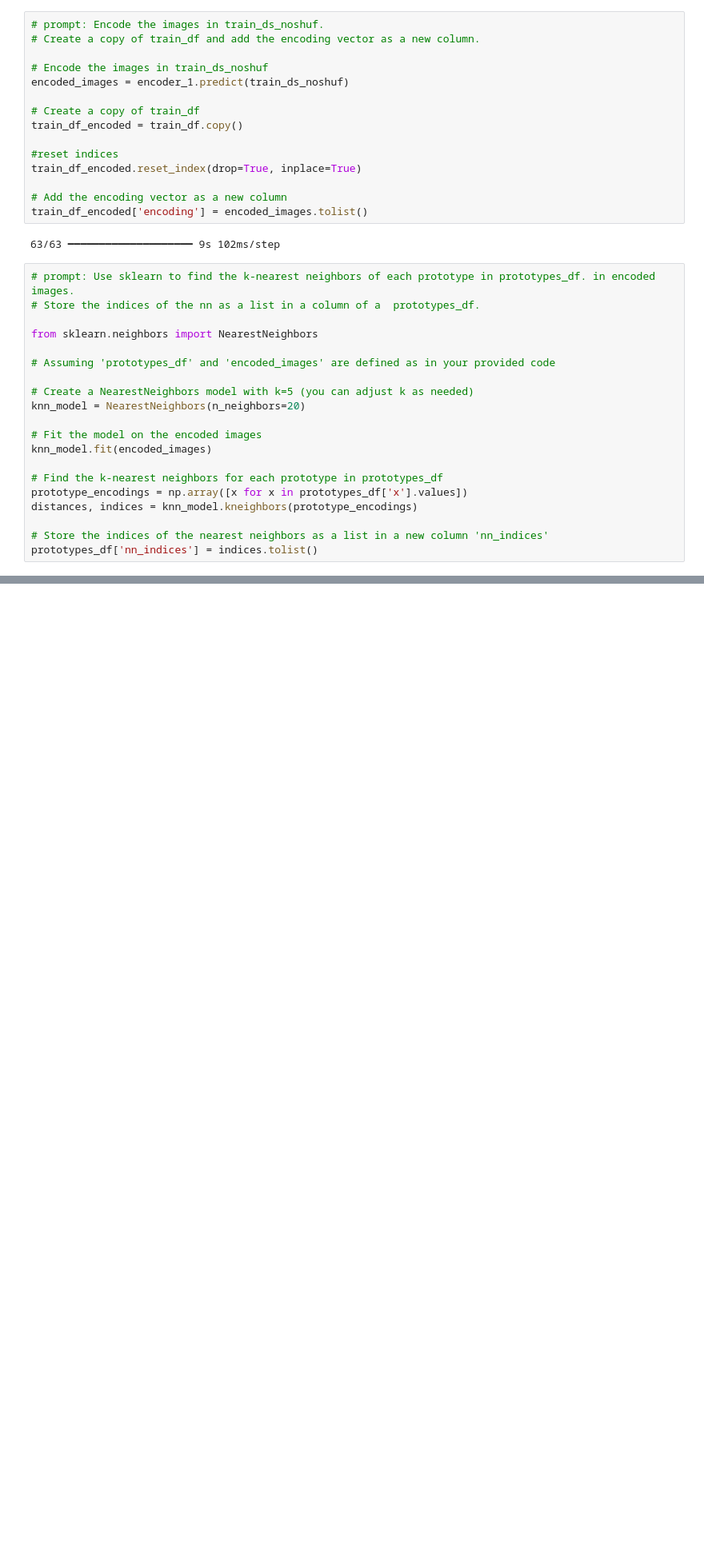
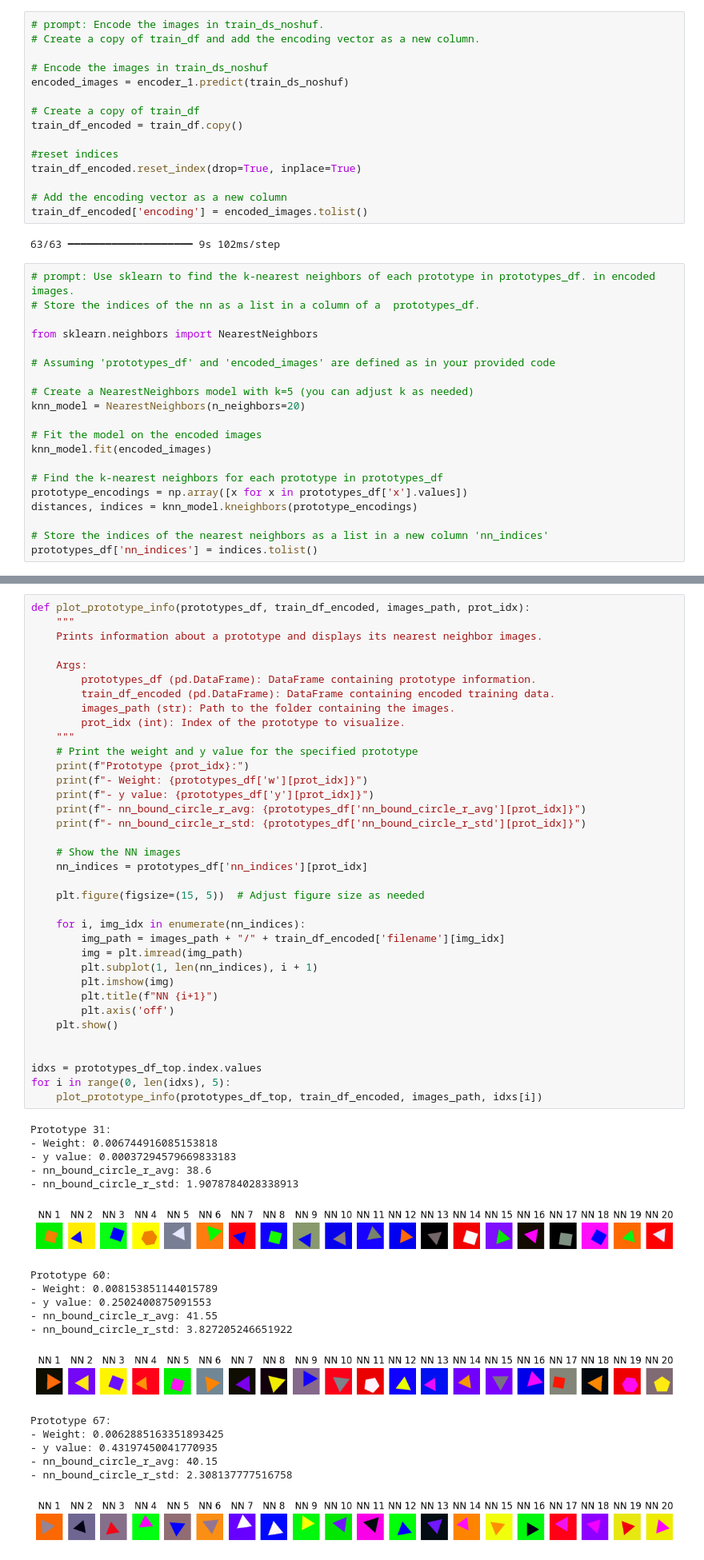
Before and after one commit to fagonzalezo/kdm, a Jupyter notebook: examples/kdm_generative_test.ipynb, the cells around one changed output, grey strips where cells are left out. Shown at 80% size. Drawn from its saved outputs; the diff is of its cells as text; blank space fills up the shorter version.

```diff
--- a/examples/kdm_generative_test.ipynb
+++ b/examples/kdm_generative_test.ipynb
@@ -871,0 +905,55 @@ plt.show()
+# %%
+def plot_prototype_info(prototypes_df, train_df_encoded, images_path, prot_idx):
+    """
+    Prints information about a prototype and displays its nearest neighbor images.
+
+    Args:
+        prototypes_df (pd.DataFrame): DataFrame containing prototype information.
+        train_df_encoded (pd.DataFrame): DataFrame containing encoded training data.
+        images_path (str): Path to the folder containing the images.
+        prot_idx (int): Index of the prototype to visualize.
+    """
+    # Print the weight and y value for the specified prototype
+    print(f"Prototype {prot_idx}:")
+    print(f"- Weight: {prototypes_df['w'][prot_idx]}")
+    print(f"- y value: {prototypes_df['y'][prot_idx]}")
+    print(f"- nn_bound_circle_r_avg: {prototypes_df['nn_bound_circle_r_avg'][prot_idx]}")
+    print(f"- nn_bound_circle_r_std: {prototypes_df['nn_bound_circle_r_std'][prot_idx]}")
+
+    # Show the NN images
+    nn_indices = prototypes_df['nn_indices'][prot_idx]
+
+    plt.figure(figsize=(15, 5))  # Adjust figure size as needed
+
+    for i, img_idx in enumerate(nn_indices):
+        img_path = images_path + "/" + train_df_encoded['filename'][img_idx]
+        img = plt.imread(img_path)
+        plt.subplot(1, len(nn_indices), i + 1)
+        plt.imshow(img)
+        plt.title(f"NN {i+1}")
+        plt.axis('off')
+    plt.show()
+
+
+idxs = prototypes_df_top.index.values
+for i in range(0, len(idxs), 5):
+    plot_prototype_info(prototypes_df_top, train_df_encoded, images_path, idxs[i])
+# %% [output]
+Prototype 31:
+- Weight: 0.006744916085153818
+- y value: 0.00037294579669833183
+- nn_bound_circle_r_avg: 38.6
+- nn_bound_circle_r_std: 1.9078784028338913
+[figure, added]
+Prototype 60:
+- Weight: 0.008153851144015789
+- y value: 0.2502400875091553
+- nn_bound_circle_r_avg: 41.55
+- nn_bound_circle_r_std: 3.827205246651922
+[figure, added]
+Prototype 67:
+- Weight: 0.0062885163351893425
+- y value: 0.43197450041770935
+- nn_bound_circle_r_avg: 40.15
+- nn_bound_circle_r_std: 2.308137777516758
+[figure, added]
```
Also changed, not shown: parts of 8 cells of this notebook.
